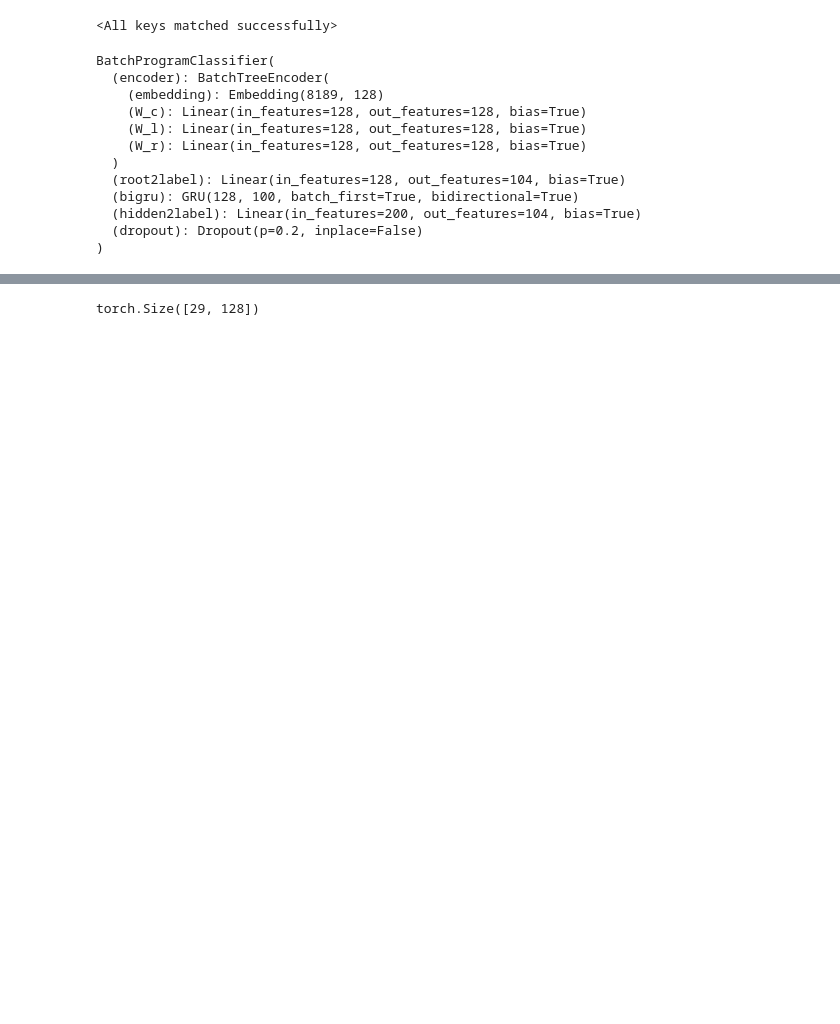
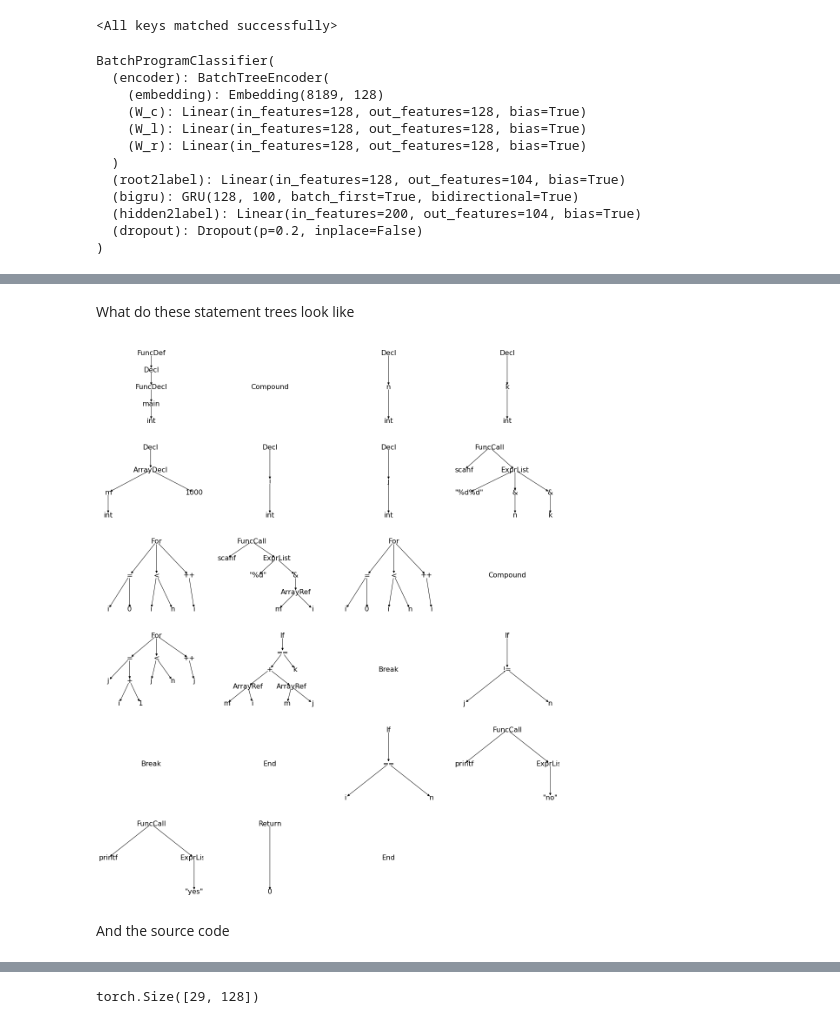
Before and after one commit to david-maine/astnn, a Jupyter notebook: notebooks/model.ipynb, the cells around one changed output, grey strips where cells are left out. Saved outputs shown, nothing was run; the diff lists cells and outputs as text; code cells hidden in the pictures; blank space fills up the shorter version.

```diff
--- a/notebooks/model.ipynb
+++ b/notebooks/model.ipynb
@@ -77,0 +91,4 @@ test_data['code'][0]
+# %%
+x = block_data['code'][45281]
+print("label", block_data['label'][45281])
+x
@@ -77,0 +148,45 @@ test_data['code'][0]
+# %% [markdown]
+What do these statement trees look like
+# %%
+import networkx as nx
+
+def add_to_graph(G, block, pi, label_dict):
+    token = block[0]
+    i = len(G)
+    G.add_nodes_from([(i, {'label': token})])
+    label_dict[i] = token
+
+    if pi != None:
+        G.add_edge(pi, i)
+
+    children = block[1:]
+    for child in children:
+        add_to_graph(G, child, i, label_dict)
+# %%
+import matplotlib.pyplot as plt
+from networkx.drawing.nx_agraph import graphviz_layout
+
+plt.figure(figsize=(15,30))
+
+options = {
+    'node_color': 'white',
+    'node_size': 100,
+    'width': 1,
+    'font_size': 16
+}
+
+for i, block in enumerate(token_blocks):
+    G = nx.DiGraph()
+    label_dict = {}
+    add_to_graph(G, block, None, label_dict)
+
+#     nx.nx_agraph.write_dot(G,'test.dot')
+    pos=graphviz_layout(G, prog='dot')
+
+    plt.subplot(10, 4, i+1)
+    plt.tight_layout()
+    nx.draw(G, pos, **options, with_labels=True, labels=label_dict)
+# %% [output]
+[figure, added]
+# %% [markdown]
+And the source code
```
Also changed, not shown: parts of 50 cells of this notebook, 4 other files.
